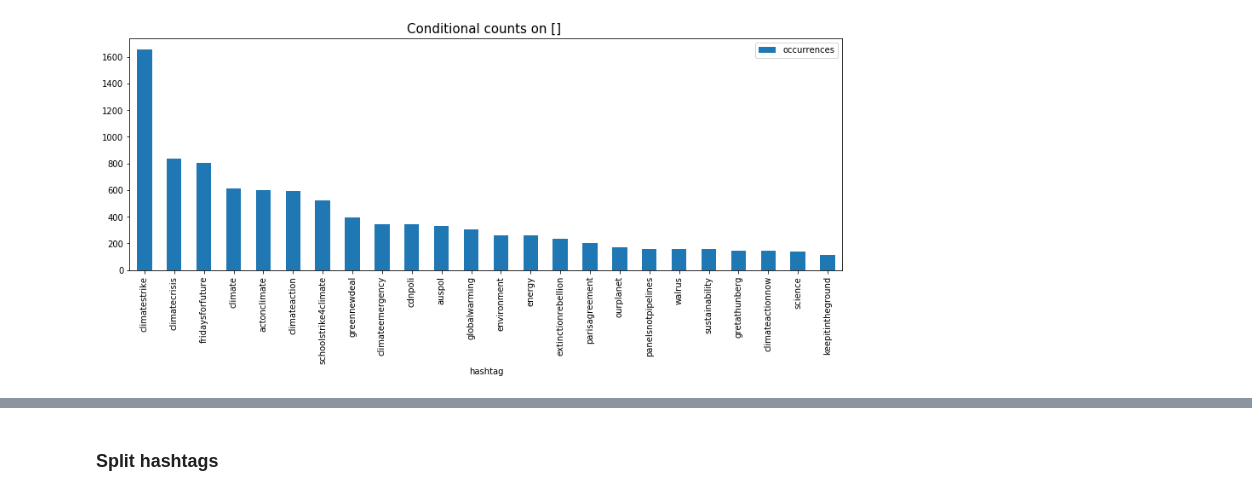
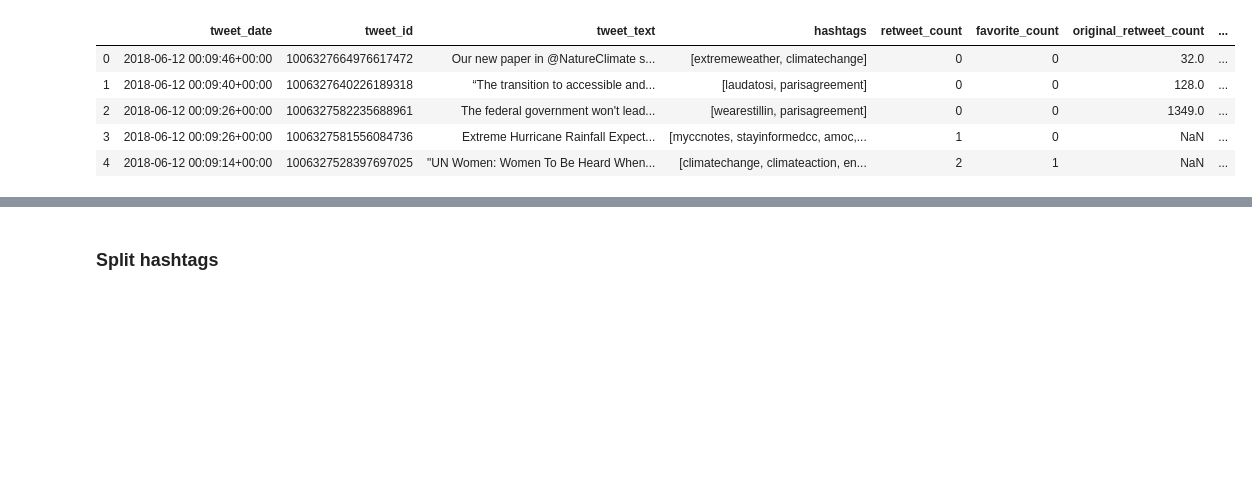
Before and after one commit to Mmiglio/ClimateAction, a Jupyter notebook: hashtag_analysis.ipynb, the cells around one changed output, grey strips where cells are left out. Cells and saved outputs as stored; diff of their text form; code cells hidden in the pictures; blank space fills up the shorter version.

```diff
--- a/hashtag_analysis.ipynb
+++ b/hashtag_analysis.ipynb
@@ -36,4 +18,0 @@ top_hash_pre = filter_dataset(tweets_all[2018], year=2018, words=[], n_max=25, n
-# %%
-top_hash_post = filter_dataset(tweets_all[2019], year=2019, words=[], n_max=25, n_min=1)
-# %% [output]
-[figure, removed]
@@ -39,0 +30,9 @@ top_hash_post = filter_dataset(tweets_all[2019], year=2019, words=[], n_max=25,
+# %%
+tweets[2018].df.head()
+# %% [output]
+|  | tweet_date | tweet_id | tweet_text | hashtags | retweet_count | favorite_count | original_retweet_count | ... |
+| 0 | 2018-06-12 00:09:46+00:00 | 1006327664976617472 | Our new paper in @NatureClimate s... | [extremeweather, climatechange] | 0 | 0 | 32.0 | ... |
+| 1 | 2018-06-12 00:09:40+00:00 | 1006327640226189318 | “The transition to accessible and... | [laudatosi, parisagreement] | 0 | 0 | 128.0 | ... |
+| 2 | 2018-06-12 00:09:26+00:00 | 1006327582235688961 | The federal government won't lead... | [wearestillin, parisagreement] | 0 | 0 | 1349.0 | ... |
+| 3 | 2018-06-12 00:09:26+00:00 | 1006327581556084736 | Extreme Hurricane Rainfall Expect... | [myccnotes, stayinformedcc, amoc,... | 1 | 0 | NaN | ... |
+| 4 | 2018-06-12 00:09:14+00:00 | 1006327528397697025 | "UN Women: Women To Be Heard When... | [climatechange, climateaction, en... | 2 | 1 | NaN | ... |
```
Also changed, not shown: parts of 24 cells of this notebook, 11 other files.
